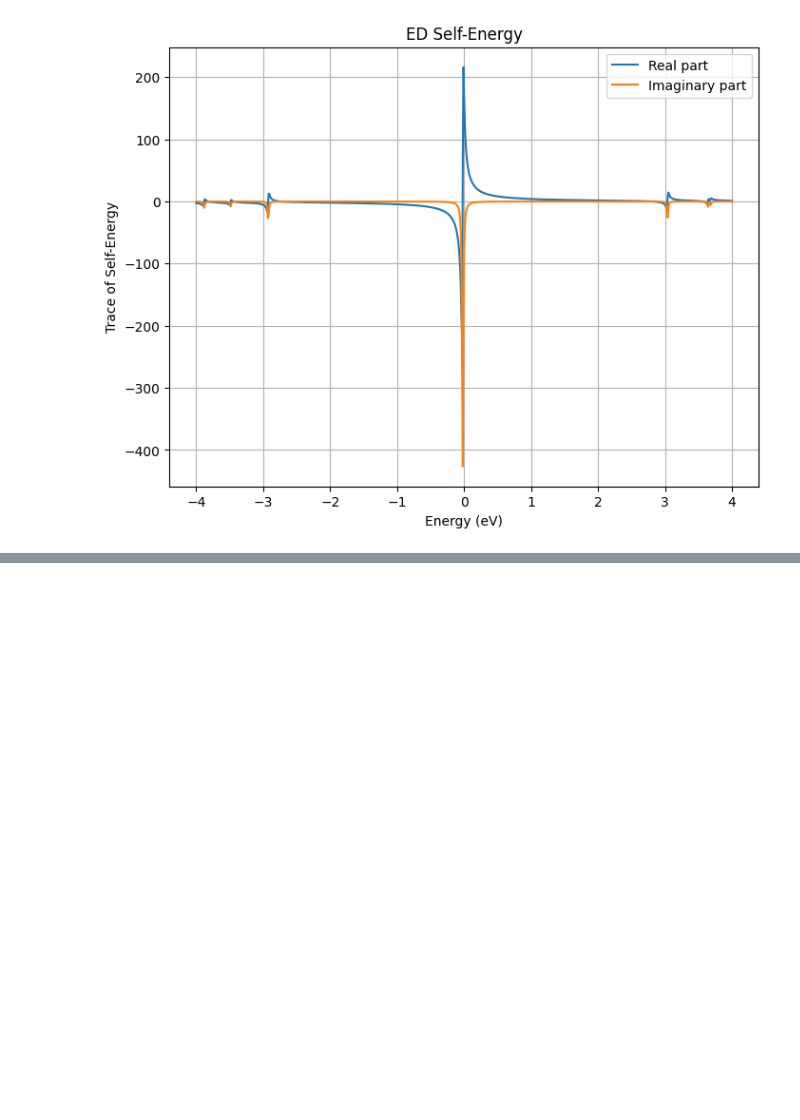
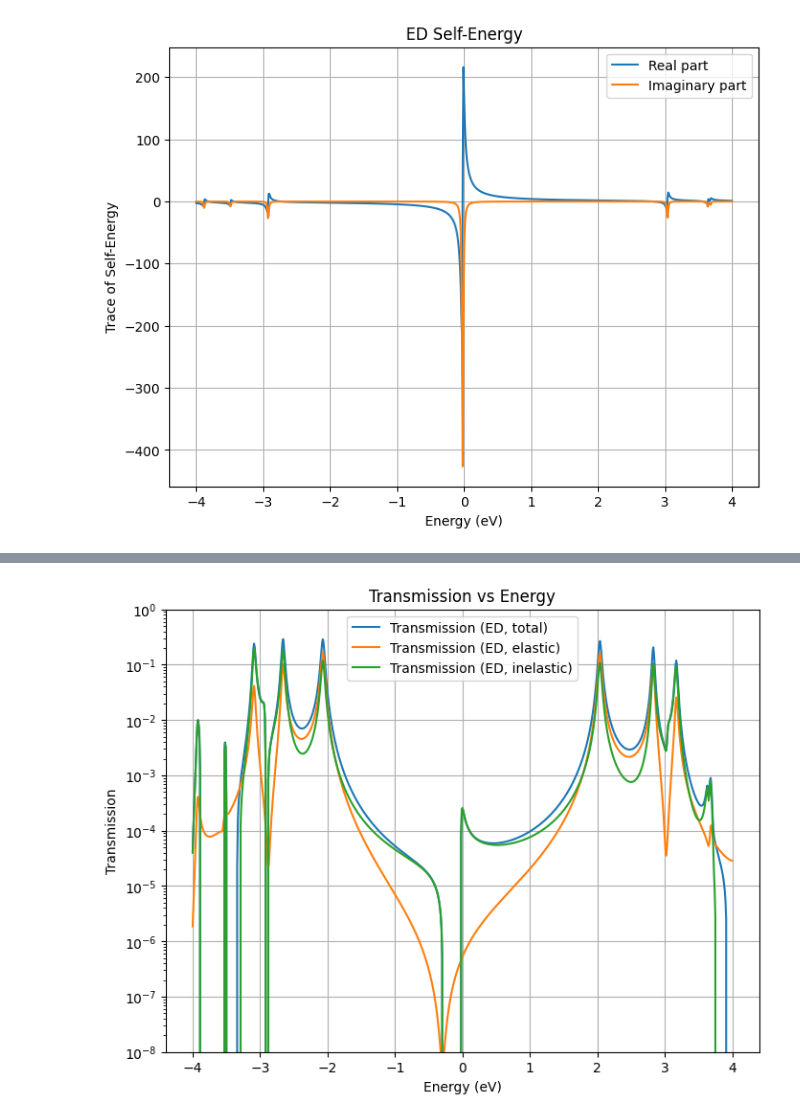
Before and after one commit to aj0337/qtpyt-tests, a Jupyter notebook: vertex_correction/pentadienyl/toy_model/analysis.ipynb, the cells around one changed output, grey strips where cells are left out. Drawn from its saved outputs; the diff is of its cells as text; code cells hidden in the pictures; blank space fills up the shorter version.

```diff
--- a/vertex_correction/pentadienyl/toy_model/analysis.ipynb
+++ b/vertex_correction/pentadienyl/toy_model/analysis.ipynb
@@ -69,0 +70,15 @@ plt.yscale("log")
+# %%
+E, Tel, Tin_ferretti, T_ferretti = np.load("output/ed/ferretti/ET.npy")
+plt.figure(figsize=(8, 6))
+plt.plot(E, T_ferretti, label="Transmission (ED, total)")
+plt.plot(E, Tel, label="Transmission (ED, elastic)")
+plt.plot(E, Tin_ferretti, label="Transmission (ED, inelastic)")
+plt.xlabel("Energy (eV)")
+plt.ylabel("Transmission")
+plt.title("Transmission vs Energy")
+plt.legend()
+plt.grid()
+plt.ylim(1e-8, 1.0)
+plt.yscale("log")
+# %% [output]
+[figure, added]
```
Also changed, not shown: parts of 6 cells of this notebook, 4 other files.
